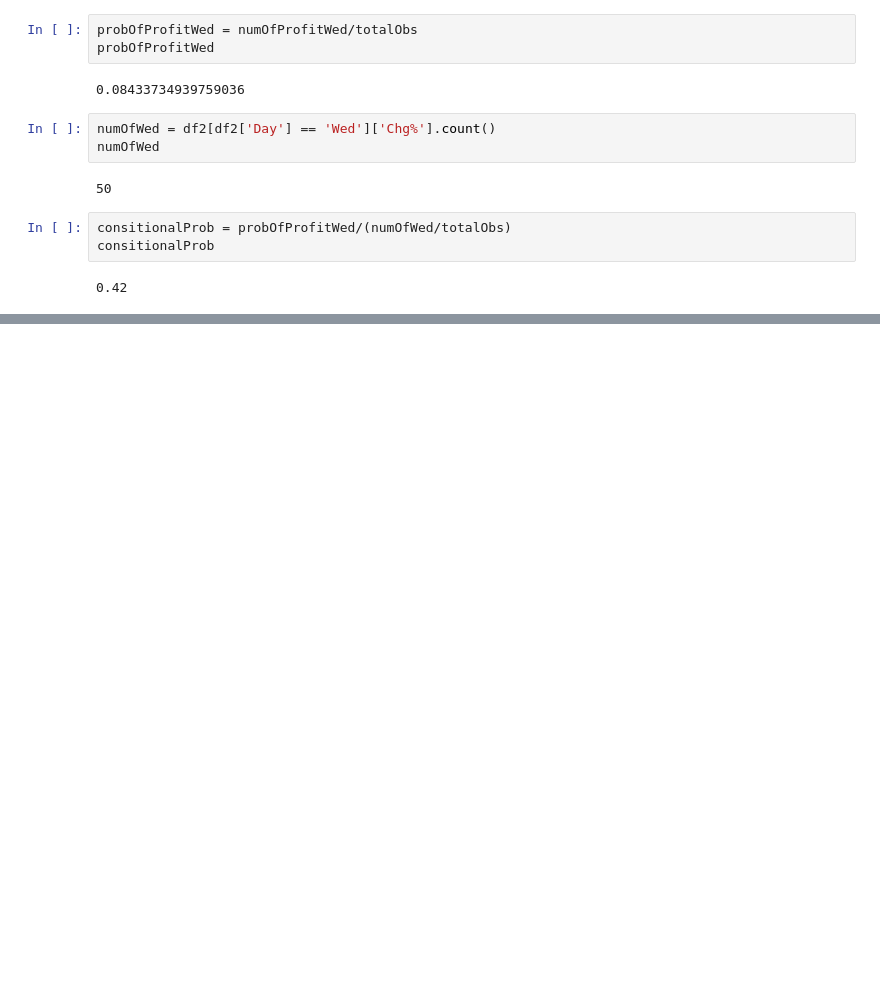
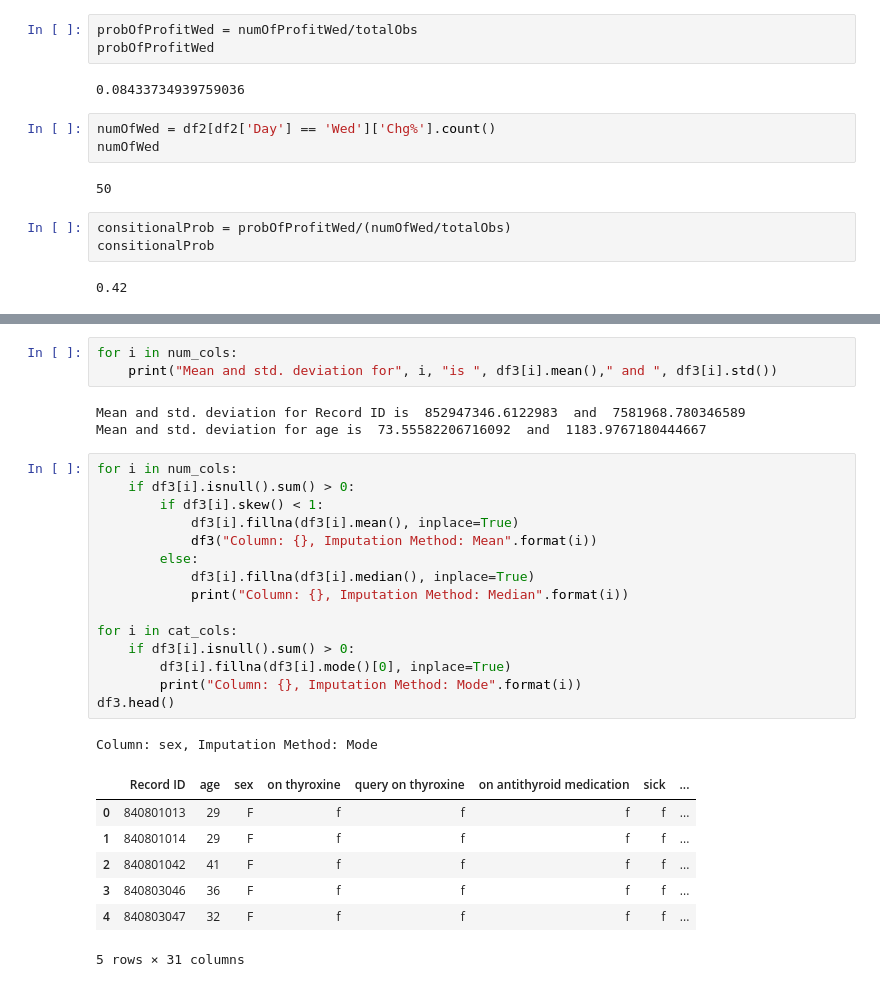
Before and after one commit to abhinavsaluja2004/MachineLearning_19cse305, a Jupyter notebook: cse22002_lab2.ipynb, the cells around one changed output, grey strips where cells are left out. Saved outputs shown, nothing was run; the diff lists cells and outputs as text; blank space fills up the shorter version.

```diff
--- a/cse22002_lab2.ipynb
+++ b/cse22002_lab2.ipynb
@@ -190,0 +283,30 @@ df2.plot.scatter(x = 'hg%',
+# %%
+for i in num_cols:
+    print("Mean and std. deviation for", i, "is ", df3[i].mean()," and ", df3[i].std())
+# %% [output]
+Mean and std. deviation for Record ID is  852947346.6122983  and  7581968.780346589
+Mean and std. deviation for age is  73.55582206716092  and  1183.9767180444667
+# %%
+for i in num_cols:
+    if df3[i].isnull().sum() > 0:
+        if df3[i].skew() < 1:
+            df3[i].fillna(df3[i].mean(), inplace=True)
+            df3("Column: {}, Imputation Method: Mean".format(i))
+        else:
+            df3[i].fillna(df3[i].median(), inplace=True)
+            print("Column: {}, Imputation Method: Median".format(i))
+
+for i in cat_cols:
+    if df3[i].isnull().sum() > 0:
+        df3[i].fillna(df3[i].mode()[0], inplace=True)
+        print("Column: {}, Imputation Method: Mode".format(i))
+df3.head()
+# %% [output]
+Column: sex, Imputation Method: Mode
+|  | Record ID | age | sex | on thyroxine | query on thyroxine | on antithyroid medication | sick | ... |
+| 0 | 840801013 | 29 | F | f | f | f | f | ... |
+| 1 | 840801014 | 29 | F | f | f | f | f | ... |
+| 2 | 840801042 | 41 | F | f | f | f | f | ... |
+| 3 | 840803046 | 36 | F | f | f | f | f | ... |
+| 4 | 840803047 | 32 | F | f | f | f | f | ... |
+5 rows × 31 columns
```
Also changed, not shown: parts of 12 cells of this notebook.
